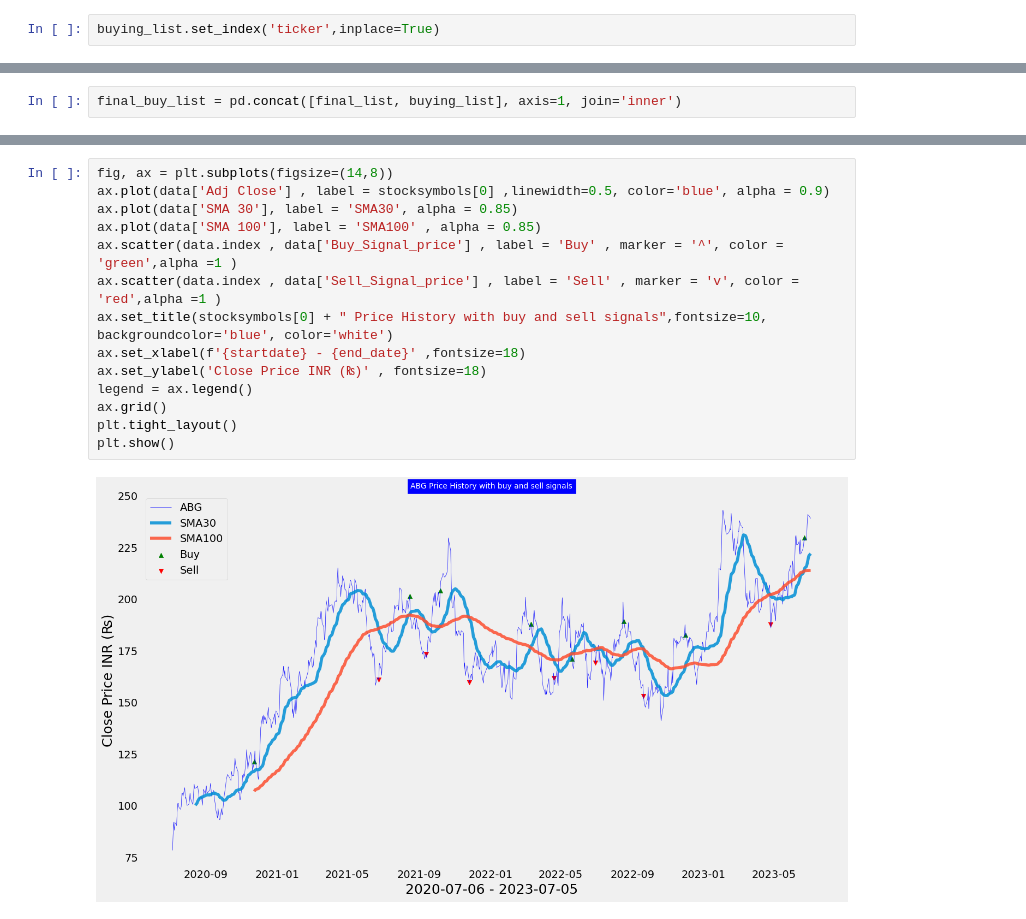
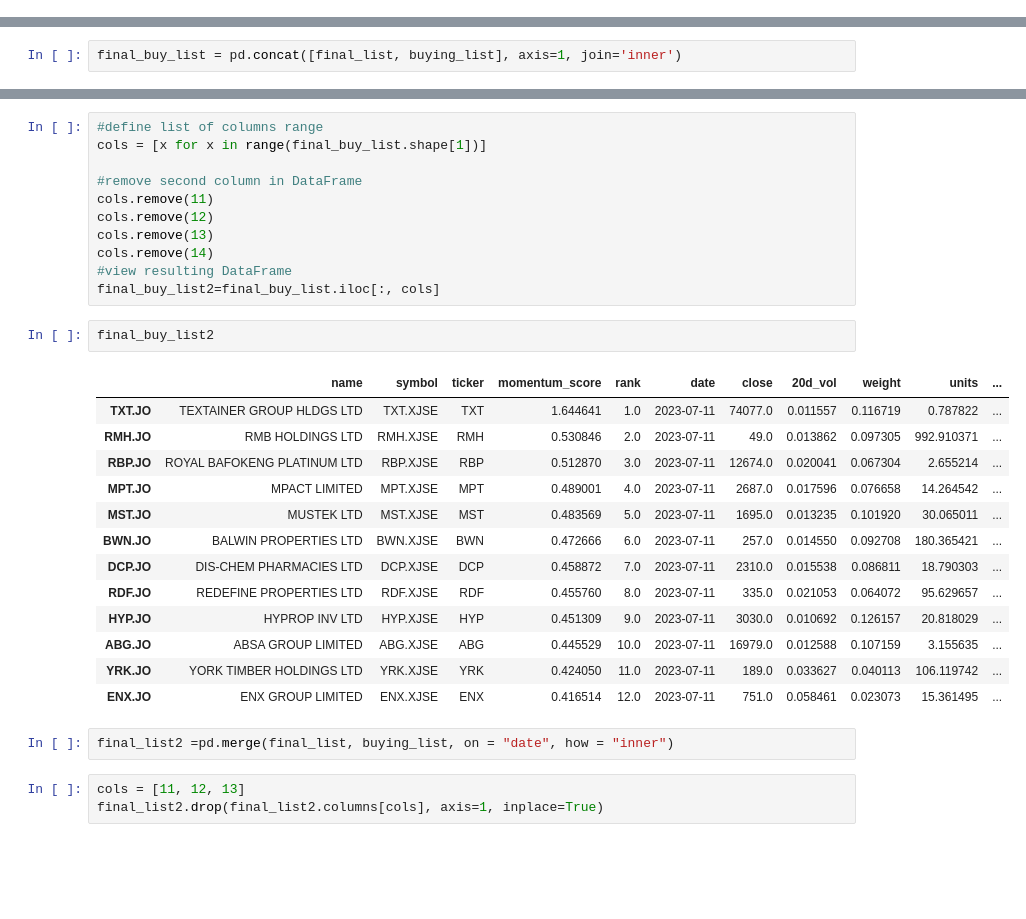
Before and after one commit to helmieresearch/helmieresearch, a Jupyter notebook: Momentum_Ranking_Model.ipynb, the cells around one changed output, grey strips where cells are left out. Drawn from its saved outputs; the diff is of its cells as text; blank space fills up the shorter version.

```diff
--- a/Momentum_Ranking_Model.ipynb
+++ b/Momentum_Ranking_Model.ipynb
@@ -2117,2 +1950,0 @@ buying_list
-# %%
-buying_list.set_index('ticker',inplace=True)
@@ -2241,16 +1953,32 @@ data.tail()
-# %%
-fig, ax = plt.subplots(figsize=(14,8))
-ax.plot(data['Adj Close'] , label = stocksymbols[0] ,linewidth=0.5, color='blue', alpha = 0.9)
-ax.plot(data['SMA 30'], label = 'SMA30', alpha = 0.85)
-ax.plot(data['SMA 100'], label = 'SMA100' , alpha = 0.85)
-ax.scatter(data.index , data['Buy_Signal_price'] , label = 'Buy' , marker = '^', color = 'green',alpha =1 )
-ax.scatter(data.index , data['Sell_Signal_price'] , label = 'Sell' , marker = 'v', color = 'red',alpha =1 )
-ax.set_title(stocksymbols[0] + " Price History with buy and sell signals",fontsize=10, backgroundcolor='blue', color='white')
-ax.set_xlabel(f'{startdate} - {end_date}' ,fontsize=18)
-ax.set_ylabel('Close Price INR (₨)' , fontsize=18)
-legend = ax.legend()
-ax.grid()
-plt.tight_layout()
-plt.show()
-# %% [output]
-[figure, removed]
+# %%
+#define list of columns range
+cols = [x for x in range(final_buy_list.shape[1])]
+
+#remove second column in DataFrame
+cols.remove(11)
+cols.remove(12)
+cols.remove(13)
+cols.remove(14)
+#view resulting DataFrame
+final_buy_list2=final_buy_list.iloc[:, cols]
+# %%
+final_buy_list2
+# %% [output]
+|  | name | symbol | ticker | momentum_score | rank | date | close | 20d_vol | weight | units | ... |
+| TXT.JO | TEXTAINER GROUP HLDGS LTD | TXT.XJSE | TXT | 1.644641 | 1.0 | 2023-07-11 | 74077.0 | 0.011557 | 0.116719 | 0.787822 | ... |
+| RMH.JO | RMB HOLDINGS LTD | RMH.XJSE | RMH | 0.530846 | 2.0 | 2023-07-11 | 49.0 | 0.013862 | 0.097305 | 992.910371 | ... |
+| RBP.JO | ROYAL BAFOKENG PLATINUM LTD | RBP.XJSE | RBP | 0.512870 | 3.0 | 2023-07-11 | 12674.0 | 0.020041 | 0.067304 | 2.655214 | ... |
+| MPT.JO | MPACT LIMITED | MPT.XJSE | MPT | 0.489001 | 4.0 | 2023-07-11 | 2687.0 | 0.017596 | 0.076658 | 14.264542 | ... |
+| MST.JO | MUSTEK LTD | MST.XJSE | MST | 0.483569 | 5.0 | 2023-07-11 | 1695.0 | 0.013235 | 0.101920 | 30.065011 | ... |
+| BWN.JO | BALWIN PROPERTIES LTD | BWN.XJSE | BWN | 0.472666 | 6.0 | 2023-07-11 | 257.0 | 0.014550 | 0.092708 | 180.365421 | ... |
+| DCP.JO | DIS-CHEM PHARMACIES LTD | DCP.XJSE | DCP | 0.458872 | 7.0 | 2023-07-11 | 2310.0 | 0.015538 | 0.086811 | 18.790303 | ... |
+| RDF.JO | REDEFINE PROPERTIES LTD | RDF.XJSE | RDF | 0.455760 | 8.0 | 2023-07-11 | 335.0 | 0.021053 | 0.064072 | 95.629657 | ... |
+| HYP.JO | HYPROP INV LTD | HYP.XJSE | HYP | 0.451309 | 9.0 | 2023-07-11 | 3030.0 | 0.010692 | 0.126157 | 20.818029 | ... |
+| ABG.JO | ABSA GROUP LIMITED | ABG.XJSE | ABG | 0.445529 | 10.0 | 2023-07-11 | 16979.0 | 0.012588 | 0.107159 | 3.155635 | ... |
+| YRK.JO | YORK TIMBER HOLDINGS LTD | YRK.XJSE | YRK | 0.424050 | 11.0 | 2023-07-11 | 189.0 | 0.033627 | 0.040113 | 106.119742 | ... |
+| ENX.JO | ENX GROUP LIMITED | ENX.XJSE | ENX | 0.416514 | 12.0 | 2023-07-11 | 751.0 | 0.058461 | 0.023073 | 15.361495 | ... |
+# %%
+final_list2 =pd.merge(final_list, buying_list, on = "date", how = "inner")
+# %%
+cols = [11, 12, 13]
+final_list2.drop(final_list2.columns[cols], axis=1, inplace=True)
```
Also changed, not shown: parts of 26 cells of this notebook.
